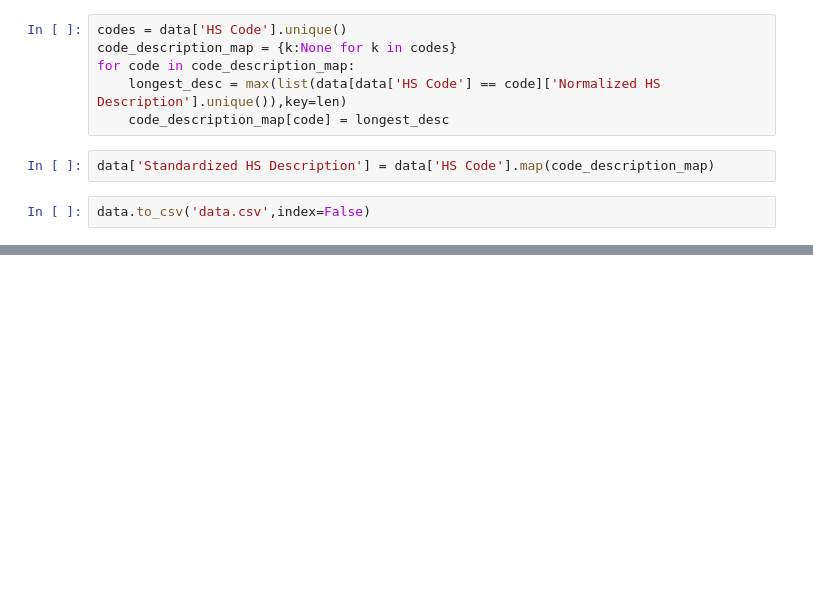
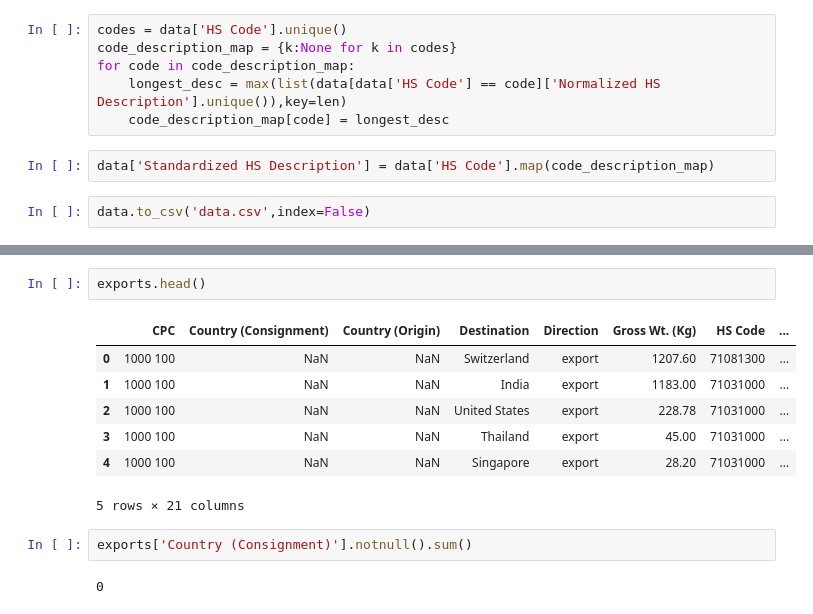
Before and after one commit to DataKind-DC/Telliscope, a Jupyter notebook: Export and Import Data/Joining and Validating ExIm Data.ipynb, the cells around one changed output, grey strips where cells are left out. Saved outputs shown, nothing was run; the diff lists cells and outputs as text; blank space fills up the shorter version.

```diff
--- a/Export and Import Data/Joining and Validating ExIm Data.ipynb
+++ b/Export and Import Data/Joining and Validating ExIm Data.ipynb
@@ -168,0 +204,14 @@ data.to_csv('data.csv',index=False)
+# %%
+exports.head()
+# %% [output]
+|  | CPC | Country (Consignment) | Country (Origin) | Destination | Direction | Gross Wt. (Kg) | HS Code | ... |
+| 0 | 1000 100 | NaN | NaN | Switzerland | export | 1207.60 | 71081300 | ... |
+| 1 | 1000 100 | NaN | NaN | India | export | 1183.00 | 71031000 | ... |
+| 2 | 1000 100 | NaN | NaN | United States | export | 228.78 | 71031000 | ... |
+| 3 | 1000 100 | NaN | NaN | Thailand | export | 45.00 | 71031000 | ... |
+| 4 | 1000 100 | NaN | NaN | Singapore | export | 28.20 | 71031000 | ... |
+5 rows × 21 columns
+# %%
+exports['Country (Consignment)'].notnull().sum()
+# %% [output]
+0
```
Also changed, not shown: parts of 5 cells of this notebook, 1 other file.
